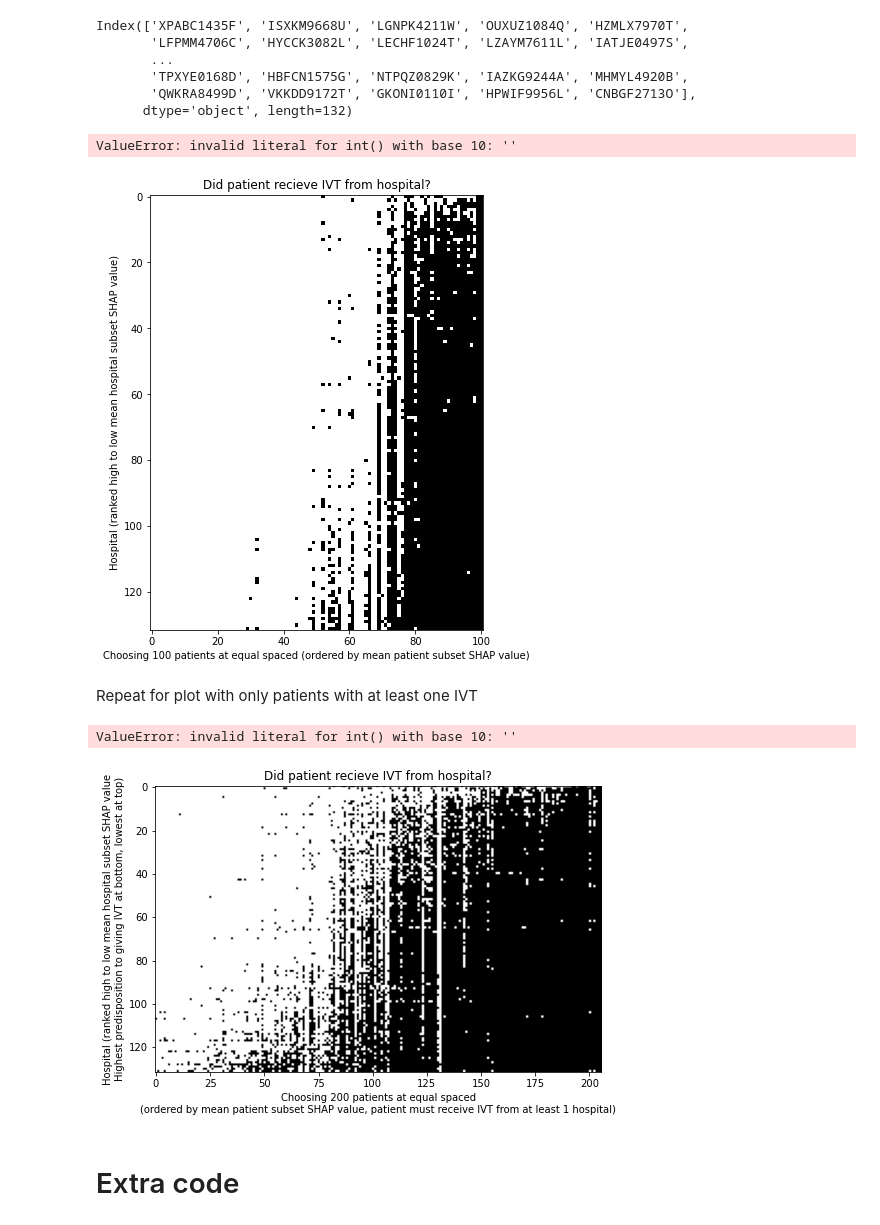
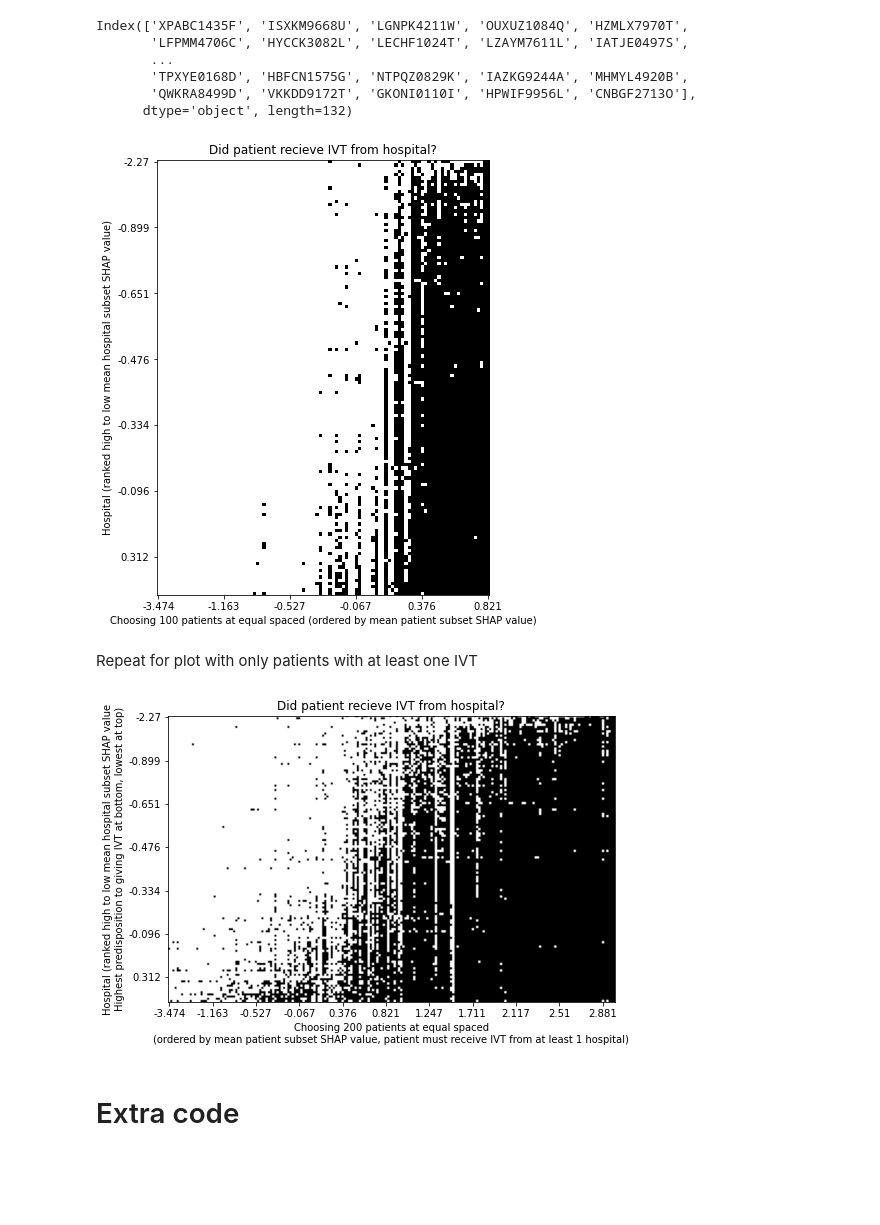
Before and after one commit to samuel-book/samuel_shap_paper_1, a Jupyter notebook: xgb_10_features/04d_10k_subset_SHAP_values_hosp_patient_plot.ipynb, the cells around one changed output. Saved outputs shown, nothing was run; the diff lists cells and outputs as text; code cells hidden in the pictures; blank space fills up the shorter version.

Commit message:
solution for subset SHAP values on graph

```diff
--- a/xgb_10_features/04d_10k_subset_SHAP_values_hosp_patient_plot.ipynb
+++ b/xgb_10_features/04d_10k_subset_SHAP_values_hosp_patient_plot.ipynb
@@ -549,0 +573,6 @@ df_patient_subset
+# %%
+list_choose = [1, 100, 250, 500, 750, 1000]
+
+dict_patient_loc = {}
+for n in list_choose:
+    dict_patient_loc[n] = create_array_subset_patients(n_test_patients, n)
@@ -834,4 +864,5 @@ df_patient_ivt_rate_10k
 # %%
 df_patient_subset = df_patient_subset.sort_values("patient_id")
-df_patient_subset
+df_patient_ivt_rate_10k["patient_mean_subset_shap_rank"] = patient_subset_mean.rank().astype(int)
+df_patient_ivt_rate_10k.head()
 # %% [output]
@@ -852,3 +875,0 @@ df_patient_subset
-# %%
-df_patient_ivt_rate_10k["patient_rank"] = patient_subset_mean.rank().astype(int)
-df_patient_ivt_rate_10k
@@ -869,6 +878,6 @@ df_patient_ivt_rate_10k
 # %%
-df_patient_ivt_rate_10k = df_patient_ivt_rate_10k.sort_values("patient_rank")
-df_patient_ivt_rate_10k
+df_patient_ivt_rate_10k = df_patient_ivt_rate_10k.sort_values("patient_mean_subset_shap_rank")
+df_patient_ivt_rate_10k.head()
 # %% [output]
 |  | AGNOF1041H | AKCGO9726K | AOBTM3098N | APXEE8191H | ATDID5461S | BBXPQ0212O | BICAW1125K | BQZGT7491V | ... |
 | 4815 | 0 | 0 | 0 | 0 | 0 | 0 | 0 | 0 | ... |
@@ -1054,29 +1065,32 @@ y_labels = round(df_hospital_subset["hospital_subset_mean"].loc[df_patient_ivt_r
 # %%
 fig = plt.figure(figsize=(50,8))
 ax = fig.add_subplot(111)
-plt.imshow(df_patient_ivt_rate_10k_to_plot1, cmap='Greys')#,  interpolation='nearest')
+ax.imshow(df_patient_ivt_rate_10k_to_plot1, cmap='Greys')#,  interpolation='nearest')
 ax.set_xlabel('Choosing 100 patients at equal spaced (ordered by mean patient subset SHAP value)')
 ax.set_ylabel('Hospital (ranked high to low mean hospital subset SHAP value)')
 ax.set_title('Did patient recieve IVT from hospital?')
 
 # Change x tick labels from the order number to the subset SHAP value
-xticklabels = ax.get_xticklabels()
-xtick_label_pos = [int(xticklabels[i+1].get_text()) for i in range(len(xticklabels)-1)]
-xtick_label_pos = xtick_label_pos[:-1]
-
+#xticklabels = ax.get_xticklabels()
+#xtick_label_pos = [int(xticklabels[i+1].get_text()) for i in range(len(xticklabels)-1)]
+#xtick_label_pos = xtick_label_pos[:-1]
+xtick_label_pos = np.arange(0,df_patient_ivt_rate_10k_to_plot1.columns.shape[0],20)
 x_label_list = np.array(x_labels)[np.array(xtick_label_pos)]
 ax.set_xticks(xtick_label_pos)
 ax.set_xticklabels(x_label_list)
 
 # Change y tick labels from the order number to the subset SHAP value
-
-yticklabels = ax.get_yticklabels()
-ytick_label_pos = [int(yticklabels[i+1].get_text()) for i in range(len(yticklabels)-1)]
-ytick_label_pos = ytick_label_pos[:-1]
-
+ytick_label_pos = np.arange(0,df_patient_ivt_rate_10k_to_plot1.index.shape[0],20)
 y_label_list = np.array(y_labels)[np.array(ytick_label_pos)]
 ax.set_yticks(ytick_label_pos)
 ax.set_yticklabels(y_label_list)
+
+#yticklabels = ax.get_yticklabels()
+#ytick_label_pos = [int(yticklabels[i+1].get_text()) for i in range(len(yticklabels)-1)]
+#ytick_label_pos = ytick_label_pos[:-1]
+#y_label_list = np.array(y_labels)[np.array(ytick_label_pos)]
+#ax.set_yticks(ytick_label_pos)
+#ax.set_yticklabels(y_label_list)
 
 
 #ax.set_xticklabels(x_labels, rotation=45, ha='right', size=8)
@@ -1089,8 +1103,7 @@ ax.set_yticklabels(y_label_list)
 
 plt.show()
 # %% [output]
-ValueError: invalid literal for int() with base 10: ''
-[figure, old version]
+[figure, new version]
 # %% [markdown]
 Repeat for plot with only patients with at least one IVT
 # %%
@@ -1120,45 +1133,54 @@ ax.set_title('Did patient recieve IVT from hospital?')
 
 
 #ytick_label_pos = [int(yticklabels[i+1].get_text()) for i in range(len(yticklabels)-1)]
 #ytick_label_pos = ytick_label_pos[:-1]
 
 
 # Change x tick labels from the order number to the subset SHAP value
-xticklabels = ax.get_xticklabels()
-xtick_label_pos = [int(xticklabels[i+1].get_text()) for i in range(len(xticklabels)-1)]
-xtick_label_pos = xtick_label_pos[:-1]
+#xticklabels = ax.get_xticklabels()
+#xtick_label_pos = [int(xticklabels[i+1].get_text()) for i in range(len(xticklabels)-1)]
+#xtick_label_pos = xtick_label_pos[:-1]
 
+#x_label_list = np.array(x_labels)[np.array(xtick_label_pos)]
+#ax.set_xticks(xtick_label_pos)
+#ax.set_xticklabels(x_label_list)
+
+# Change y tick labels from the order number to the subset SHAP value
+
+#yticklabels = ax.get_yticklabels()
+#ytick_label_pos = [int(yticklabels[i+1].get_text()) for i in range(len(yticklabels)-1)]
+#ytick_label_pos = ytick_label_pos[:-1]
+
+#y_label_list = np.array(y_labels)[np.array(ytick_label_pos)]
+#ax.set_yticks(ytick_label_pos)
+#ax.set_yticklabels(y_label_list)
+
+
+xtick_label_pos = np.arange(0,df_patient_ivt_rate_10k_to_plot2.columns.shape[0],20)
 x_label_list = np.array(x_labels)[np.array(xtick_label_pos)]
 ax.set_xticks(xtick_label_pos)
 ax.set_xticklabels(x_label_list)
 
 # Change y tick labels from the order number to the subset SHAP value
-
-yticklabels = ax.get_yticklabels()
-ytick_label_pos = [int(yticklabels[i+1].get_text()) for i in range(len(yticklabels)-1)]
-ytick_label_pos = ytick_label_pos[:-1]
-
+ytick_label_pos = np.arange(0,df_patient_ivt_rate_10k_to_plot2.index.shape[0],20)
 y_label_list = np.array(y_labels)[np.array(ytick_label_pos)]
 ax.set_yticks(ytick_label_pos)
 ax.set_yticklabels(y_label_list)
-
-
 
 
 
 # locator puts ticks at regular intervals
 #loc = plticker.MultipleLocator(base=2)
 #ax.xaxis.set_major_locator(loc)
 #ax.yaxis.set_major_locator(loc)
 
 
 #ax.set_xticklabels(x_labels)#, rotation=45, ha='right', size=8)
 #ax.set_yticklabels(y_labels)
 
 plt.show()
 # %% [output]
-ValueError: invalid literal for int() with base 10: ''
-[figure, old version]
+[figure, new version]
 # %%
 for i in range(len(xticklabels)-1):
     print(int(xticklabels[i+1].get_text()) )
```
Also changed, not shown: parts of 27 cells of this notebook.
